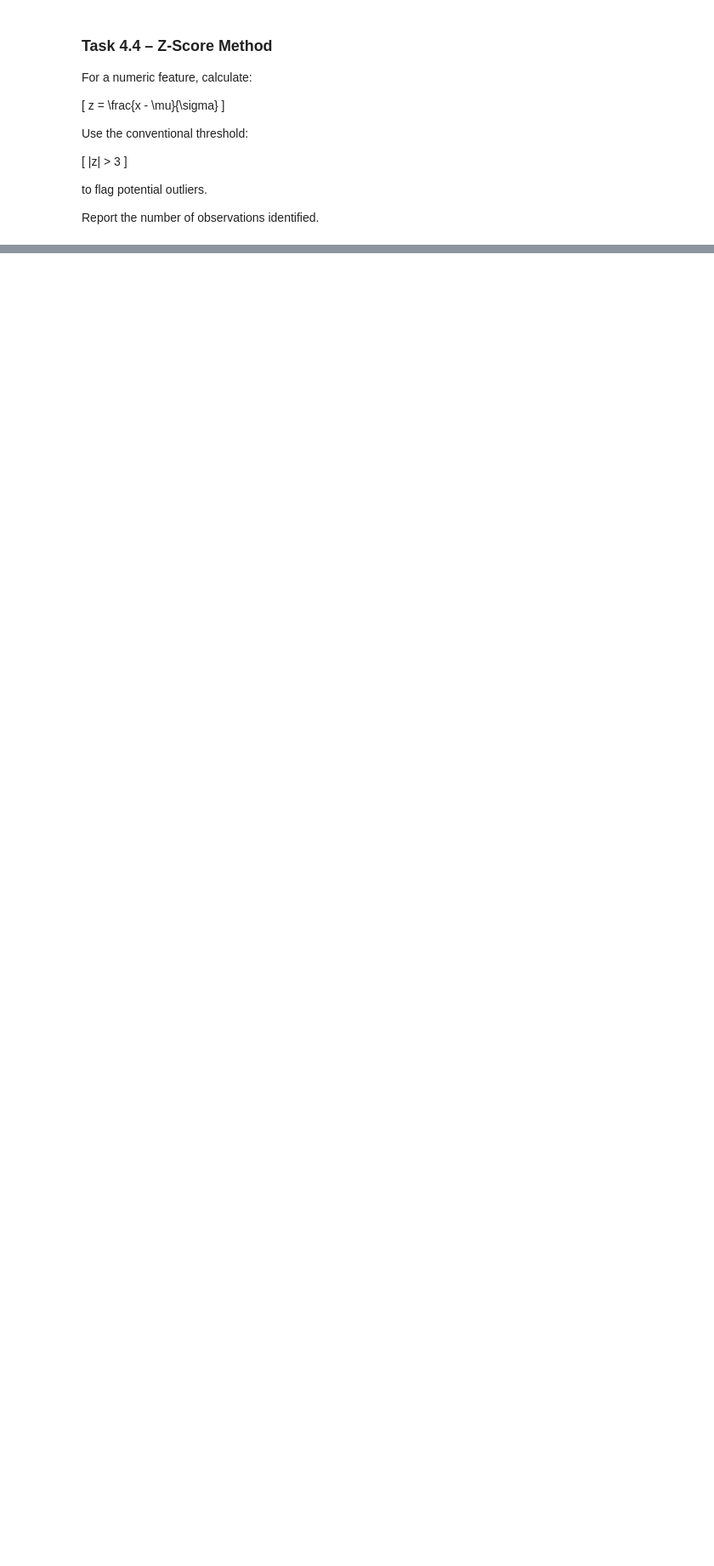
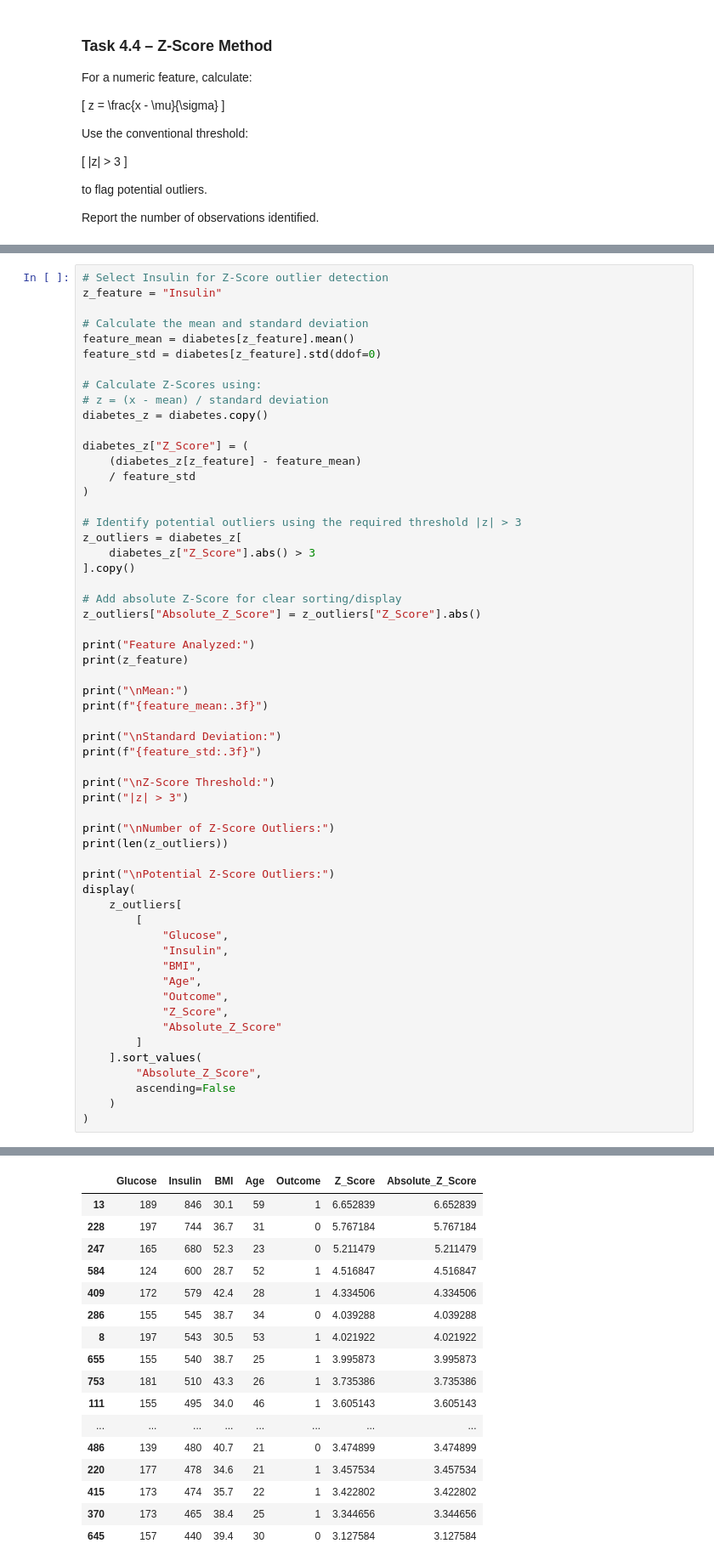
Before and after one commit to UbaidUllah777/Lab-2---Tidying-Cleaning-Imputation-and-Outlier-Detection, a Jupyter notebook: week5Lab.ipynb, the cells around one changed output, grey strips where cells are left out. Shown at 85% size. Drawn from its saved outputs; the diff is of its cells as text; blank space fills up the shorter version.

```diff
--- a/week5Lab.ipynb
+++ b/week5Lab.ipynb
@@ -2217,0 +2214,58 @@ Report the number of observations identified.
+# %%
+# Select Insulin for Z-Score outlier detection
+z_feature = "Insulin"
+
+# Calculate the mean and standard deviation
+feature_mean = diabetes[z_feature].mean()
+feature_std = diabetes[z_feature].std(ddof=0)
+
+# Calculate Z-Scores using:
+# z = (x - mean) / standard deviation
+diabetes_z = diabetes.copy()
+
+diabetes_z["Z_Score"] = (
+    (diabetes_z[z_feature] - feature_mean)
+    / feature_std
+)
+
+# Identify potential outliers using the required threshold |z| > 3
+z_outliers = diabetes_z[
+    diabetes_z["Z_Score"].abs() > 3
+].copy()
+
+# Add absolute Z-Score for clear sorting/display
+z_outliers["Absolute_Z_Score"] = z_outliers["Z_Score"].abs()
+
+print("Feature Analyzed:")
+print(z_feature)
+
+print("\nMean:")
+print(f"{feature_mean:.3f}")
+
+print("\nStandard Deviation:")
+print(f"{feature_std:.3f}")
+
+print("\nZ-Score Threshold:")
+print("|z| > 3")
+
+print("\nNumber of Z-Score Outliers:")
+print(len(z_outliers))
+
+print("\nPotential Z-Score Outliers:")
+display(
+    z_outliers[
+        [
+            "Glucose",
+            "Insulin",
+            "BMI",
+            "Age",
+            "Outcome",
+            "Z_Score",
+            "Absolute_Z_Score"
+        ]
+    ].sort_values(
+        "Absolute_Z_Score",
+        ascending=False
+    )
+)
+# %% [output]
@@ -2217,0 +2288,17 @@ Report the number of observations identified.
+|  | Glucose | Insulin | BMI | Age | Outcome | Z_Score | Absolute_Z_Score |
+| 13 | 189 | 846 | 30.1 | 59 | 1 | 6.652839 | 6.652839 |
+| 228 | 197 | 744 | 36.7 | 31 | 0 | 5.767184 | 5.767184 |
+| 247 | 165 | 680 | 52.3 | 23 | 0 | 5.211479 | 5.211479 |
+| 584 | 124 | 600 | 28.7 | 52 | 1 | 4.516847 | 4.516847 |
+| 409 | 172 | 579 | 42.4 | 28 | 1 | 4.334506 | 4.334506 |
+| 286 | 155 | 545 | 38.7 | 34 | 0 | 4.039288 | 4.039288 |
+| 8 | 197 | 543 | 30.5 | 53 | 1 | 4.021922 | 4.021922 |
+| 655 | 155 | 540 | 38.7 | 25 | 1 | 3.995873 | 3.995873 |
+| 753 | 181 | 510 | 43.3 | 26 | 1 | 3.735386 | 3.735386 |
+| 111 | 155 | 495 | 34.0 | 46 | 1 | 3.605143 | 3.605143 |
+| ... | ... | ... | ... | ... | ... | ... | ... |
+| 486 | 139 | 480 | 40.7 | 21 | 0 | 3.474899 | 3.474899 |
+| 220 | 177 | 478 | 34.6 | 21 | 1 | 3.457534 | 3.457534 |
+| 415 | 173 | 474 | 35.7 | 22 | 1 | 3.422802 | 3.422802 |
+| 370 | 173 | 465 | 38.4 | 25 | 1 | 3.344656 | 3.344656 |
+| 645 | 157 | 440 | 39.4 | 30 | 0 | 3.127584 | 3.127584 |
```
Also changed, not shown: parts of 15 cells of this notebook.
